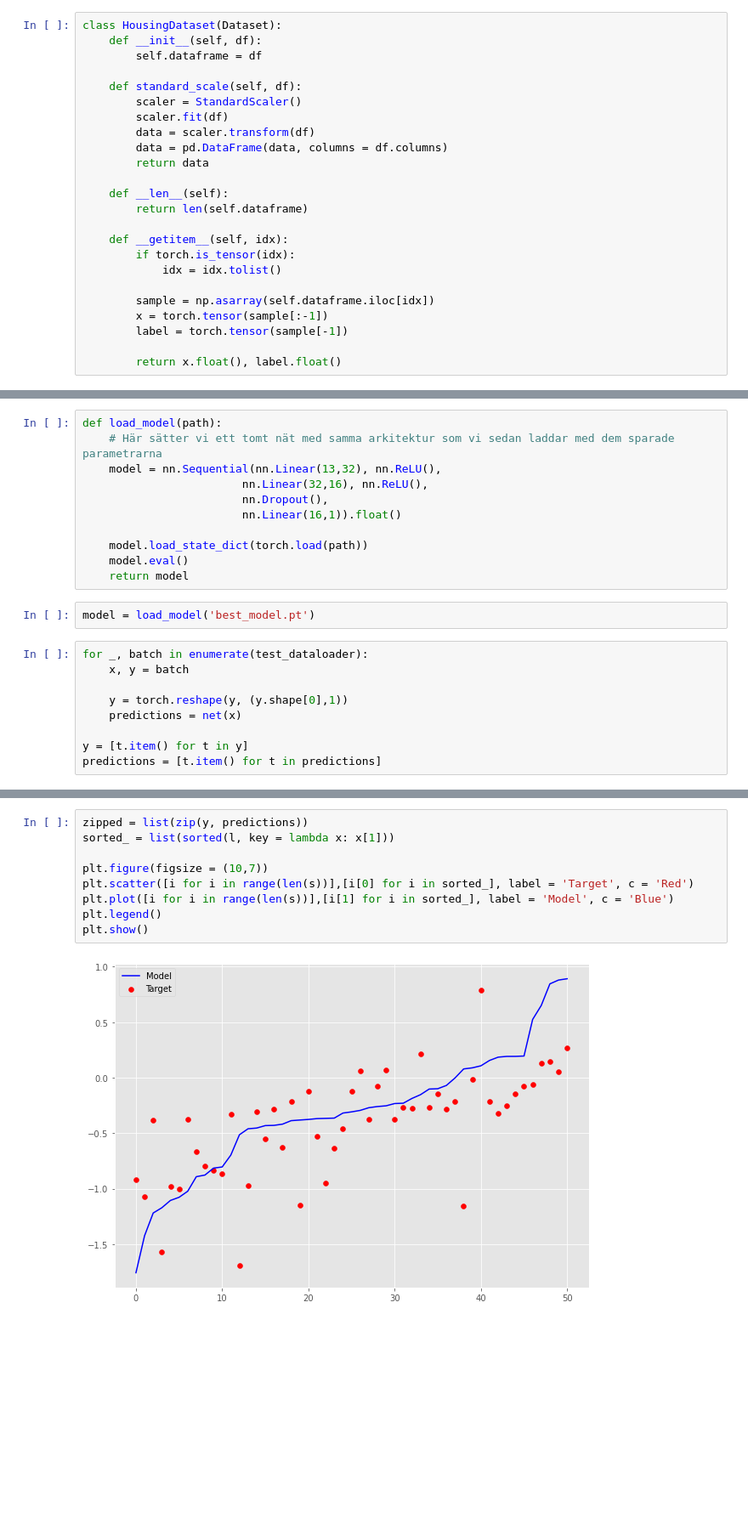
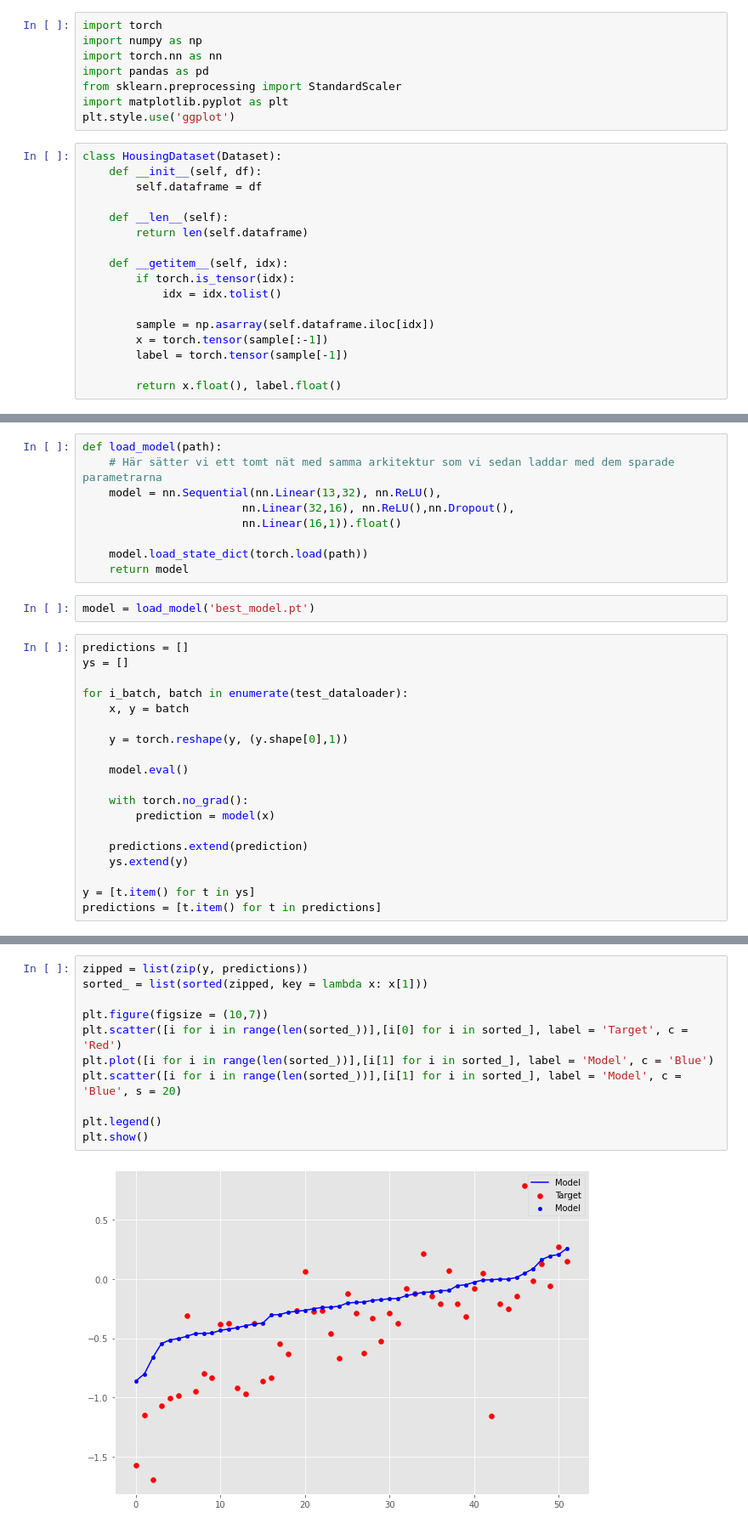
Before and after one commit to mogg3/applied-ai, a Jupyter notebook: Uppgift3/notebooks/Regression.ipynb, the cells around one changed output, grey strips where cells are left out. Shown at 85% size. Saved outputs shown, nothing was run; the diff lists cells and outputs as text; blank space fills up the shorter version.

```diff
--- a/Uppgift3/notebooks/Regression.ipynb
+++ b/Uppgift3/notebooks/Regression.ipynb
@@ -4,14 +1,15 @@ import numpy as np
+# %%
+import torch
+import numpy as np
+import torch.nn as nn
+import pandas as pd
+from sklearn.preprocessing import StandardScaler
+import matplotlib.pyplot as plt
+plt.style.use('ggplot')
 # %%
 class HousingDataset(Dataset):
     def __init__(self, df):
         self.dataframe = df
-
-    def standard_scale(self, df):
-        scaler = StandardScaler()
-        scaler.fit(df)
-        data = scaler.transform(df)
-        data = pd.DataFrame(data, columns = df.columns)
-        return data
 
     def __len__(self):
         return len(self.dataframe)
@@ -146,23 +178,31 @@ plt.show()
 def load_model(path):
     # Här sätter vi ett tomt nät med samma arkitektur som vi sedan laddar med dem sparade parametrarna
     model = nn.Sequential(nn.Linear(13,32), nn.ReLU(),
-                        nn.Linear(32,16), nn.ReLU(),
-                        nn.Dropout(),
+                        nn.Linear(32,16), nn.ReLU(),nn.Dropout(),
                         nn.Linear(16,1)).float()
 
     model.load_state_dict(torch.load(path))
-    model.eval()
     return model
 # %%
 model = load_model('best_model.pt')
 # %%
-for _, batch in enumerate(test_dataloader):
+predictions = []
+ys = []
+
+for i_batch, batch in enumerate(test_dataloader):
     x, y = batch
 
     y = torch.reshape(y, (y.shape[0],1))
-    predictions = net(x)
 
-y = [t.item() for t in y]
+    model.eval()
+
+    with torch.no_grad():
+        prediction = model(x)
+
+    predictions.extend(prediction)
+    ys.extend(y)
+
+y = [t.item() for t in ys]
 predictions = [t.item() for t in predictions]
 # %%
 import matplotlib.pyplot as plt
@@ -196,11 +236,13 @@ MAPE:  1.495777929824436
 # %%
 zipped = list(zip(y, predictions))
-sorted_ = list(sorted(l, key = lambda x: x[1]))
+sorted_ = list(sorted(zipped, key = lambda x: x[1]))
 
 plt.figure(figsize = (10,7))
-plt.scatter([i for i in range(len(s))],[i[0] for i in sorted_], label = 'Target', c = 'Red')
-plt.plot([i for i in range(len(s))],[i[1] for i in sorted_], label = 'Model', c = 'Blue')
+plt.scatter([i for i in range(len(sorted_))],[i[0] for i in sorted_], label = 'Target', c = 'Red')
+plt.plot([i for i in range(len(sorted_))],[i[1] for i in sorted_], label = 'Model', c = 'Blue')
+plt.scatter([i for i in range(len(sorted_))],[i[1] for i in sorted_], label = 'Model', c = 'Blue', s = 20)
+
 plt.legend()
 plt.show()
 # %% [output]
-[figure, old version]
+[figure, new version]
```
Also changed, not shown: parts of 7 cells of this notebook.
